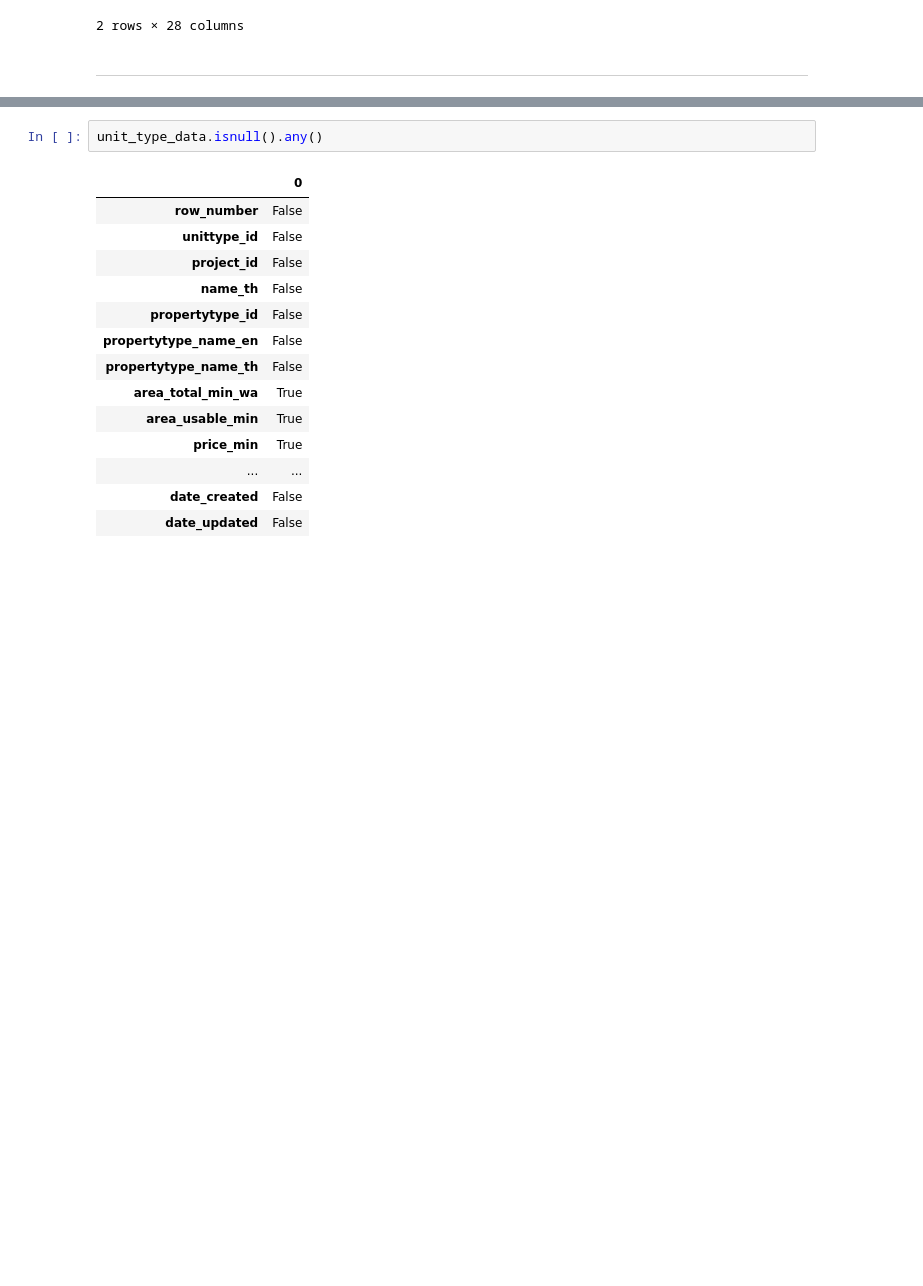
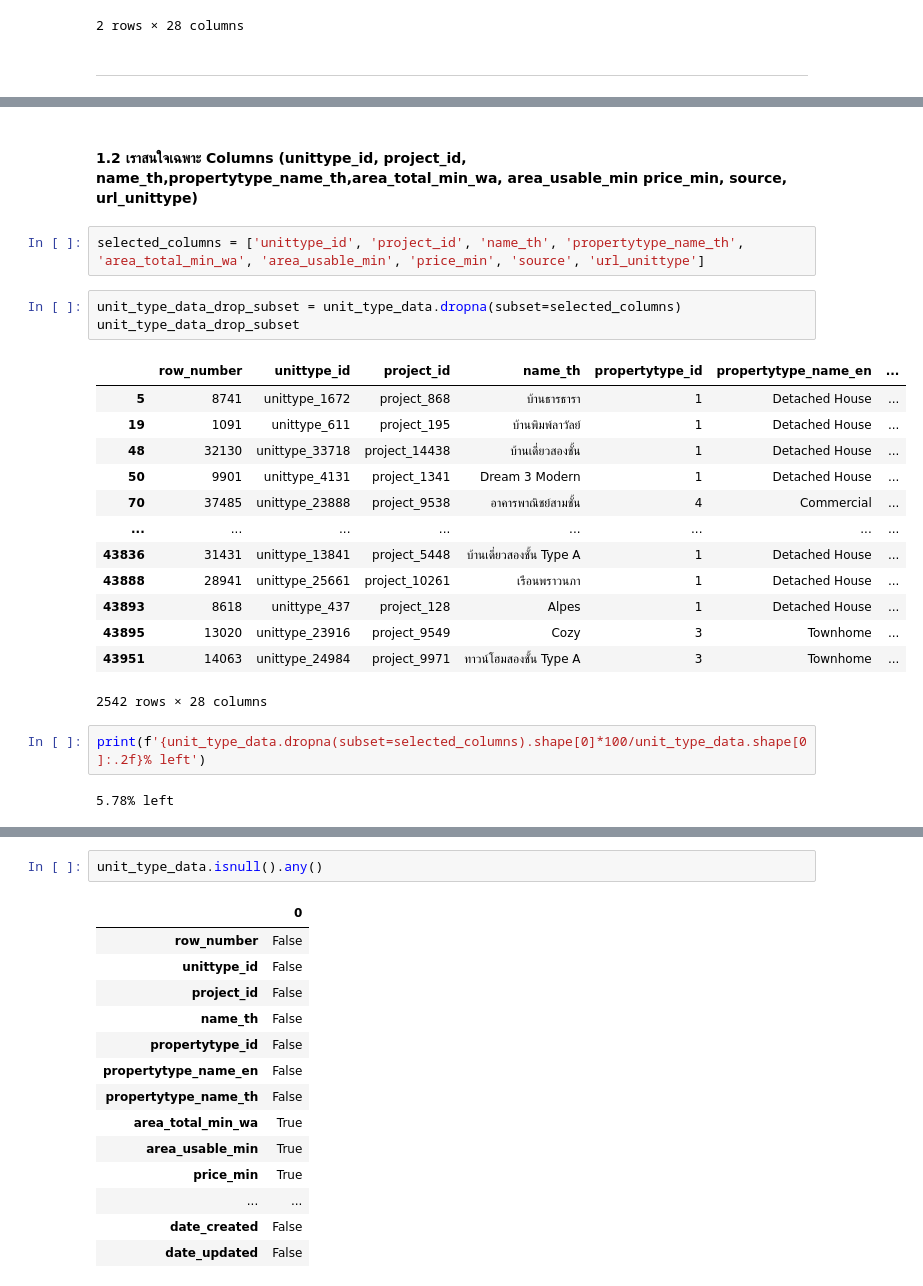
Before and after one commit to punramon/bsc_dpdm24, a Jupyter notebook: Chapter_3_Data_Preprocessing.ipynb, the cells around one changed output, grey strips where cells are left out. Drawn from its saved outputs; the diff is of its cells as text; blank space fills up the shorter version.

```diff
--- a/Chapter_3_Data_Preprocessing.ipynb
+++ b/Chapter_3_Data_Preprocessing.ipynb
@@ -356,0 +394,25 @@ filtered_data
+# %% [markdown]
+#### 1.2 เราสนใจเฉพาะ Columns (unittype_id,	project_id,	name_th,propertytype_name_th,area_total_min_wa,	area_usable_min	price_min, source,	url_unittype)
+# %%
+selected_columns = ['unittype_id', 'project_id', 'name_th', 'propertytype_name_th', 'area_total_min_wa', 'area_usable_min', 'price_min', 'source', 'url_unittype']
+# %%
+unit_type_data_drop_subset = unit_type_data.dropna(subset=selected_columns)
+unit_type_data_drop_subset
+# %% [output]
+|  | row_number | unittype_id | project_id | name_th | propertytype_id | propertytype_name_en | ... |
+| 5 | 8741 | unittype_1672 | project_868 | บ้านธารธารา | 1 | Detached House | ... |
+| 19 | 1091 | unittype_611 | project_195 | บ้านพิมพ์ลาวัลย์ | 1 | Detached House | ... |
+| 48 | 32130 | unittype_33718 | project_14438 | บ้านเดี่ยวสองชั้น | 1 | Detached House | ... |
+| 50 | 9901 | unittype_4131 | project_1341 | Dream 3 Modern | 1 | Detached House | ... |
+| 70 | 37485 | unittype_23888 | project_9538 | อาคารพาณิชย์สามชั้น | 4 | Commercial | ... |
+| ... | ... | ... | ... | ... | ... | ... | ... |
+| 43836 | 31431 | unittype_13841 | project_5448 | บ้านเดี่ยวสองชั้น Type A | 1 | Detached House | ... |
+| 43888 | 28941 | unittype_25661 | project_10261 | เรือนพราวนภา | 1 | Detached House | ... |
+| 43893 | 8618 | unittype_437 | project_128 | Alpes | 1 | Detached House | ... |
+| 43895 | 13020 | unittype_23916 | project_9549 | Cozy | 3 | Townhome | ... |
+| 43951 | 14063 | unittype_24984 | project_9971 | ทาวน์โฮมสองชั้น Type A | 3 | Townhome | ... |
+2542 rows × 28 columns
+# %%
+print(f'{unit_type_data.dropna(subset=selected_columns).shape[0]*100/unit_type_data.shape[0]:.2f}% left')
+# %% [output]
+5.78% left
```
Also changed, not shown: parts of 56 cells of this notebook.
